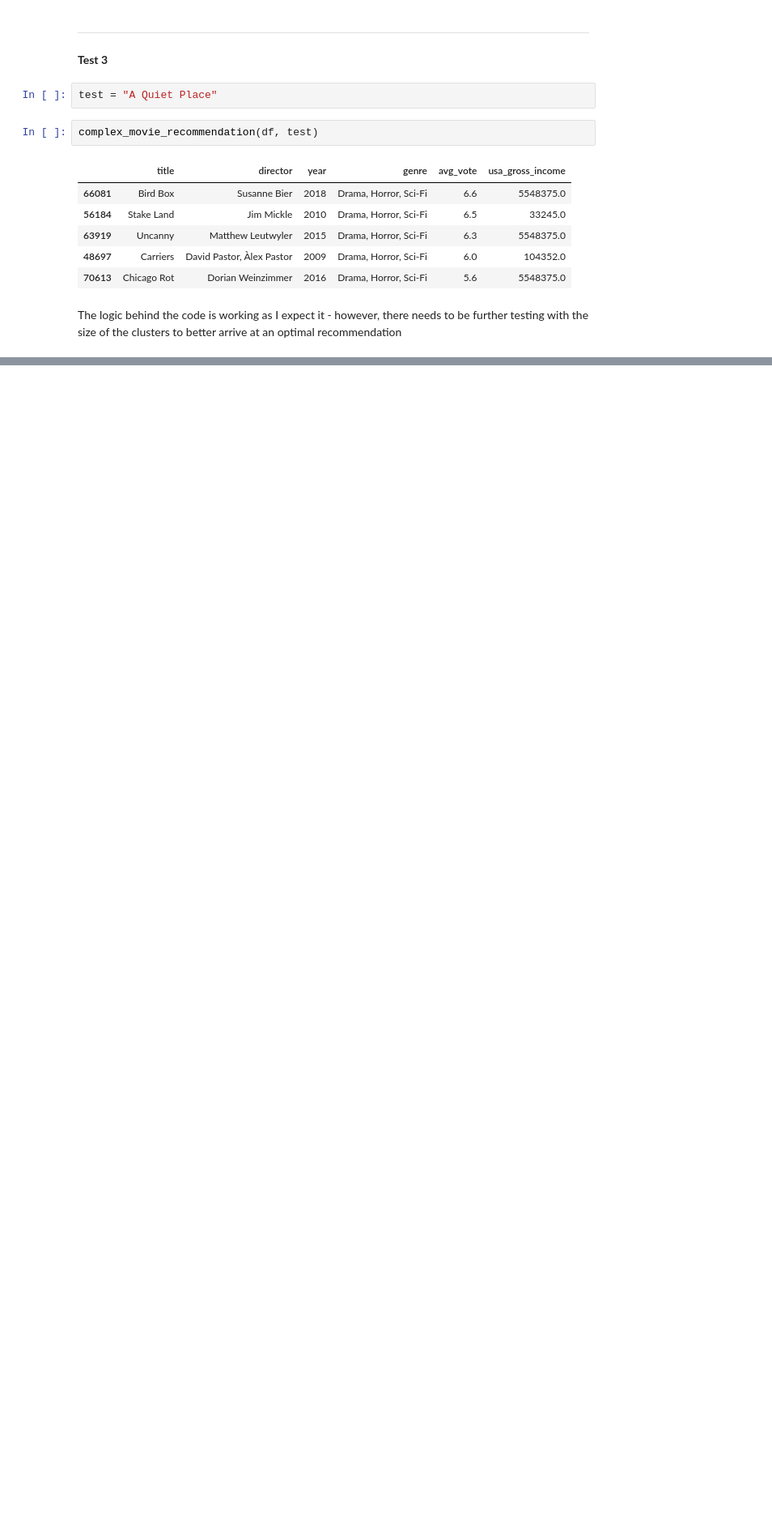
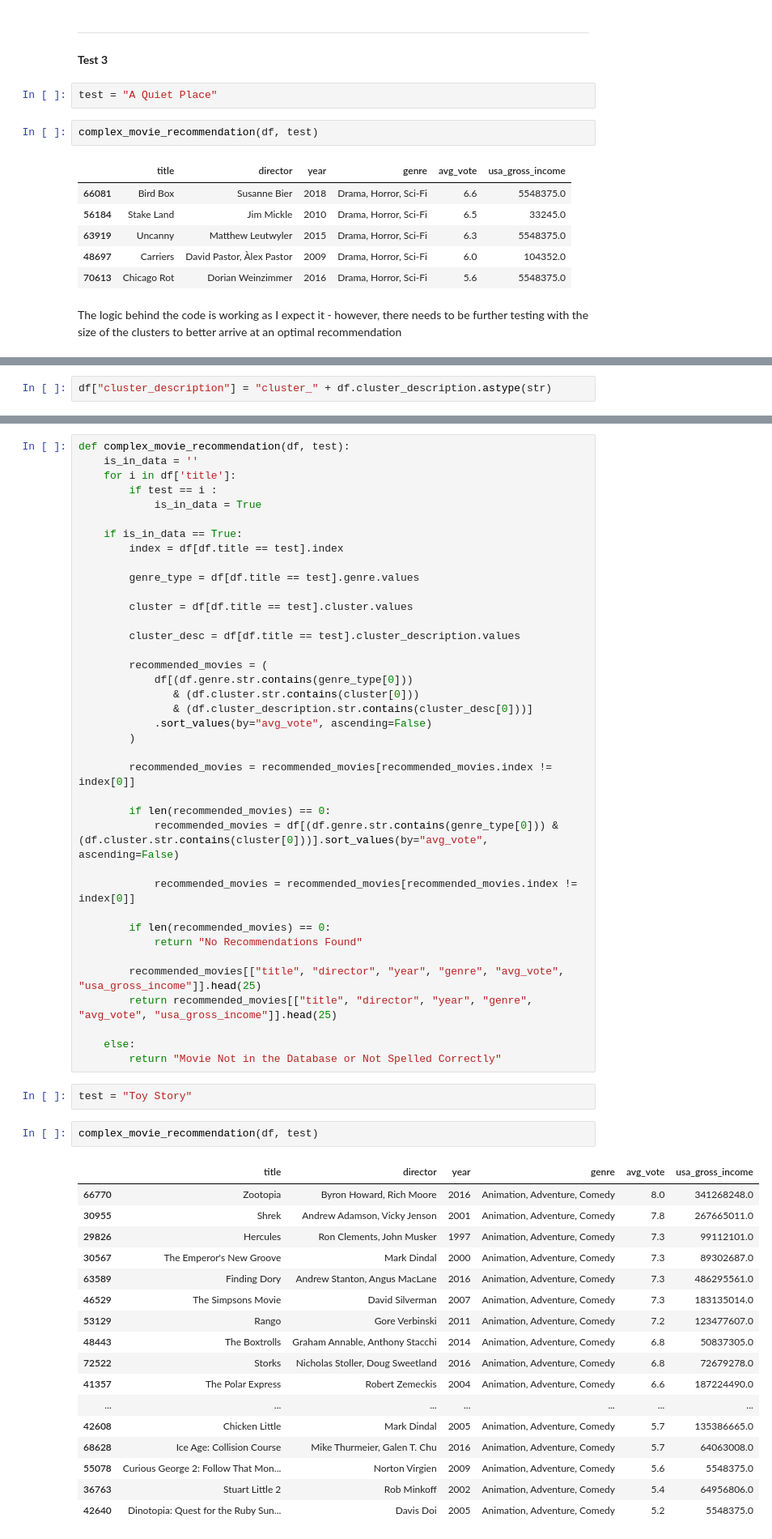
Before and after one commit to guedanie/movie_recommendation_model, a Jupyter notebook: wrangle_notebook.ipynb, the cells around one changed output, grey strips where cells are left out. Shown at 81% size. Drawn from its saved outputs; the diff is of its cells as text; blank space fills up the shorter version.

```diff
--- a/wrangle_notebook.ipynb
+++ b/wrangle_notebook.ipynb
@@ -747,0 +795,2 @@ The logic behind the code is working as I expect it - however, there needs to be
+# %%
+df["cluster_description"] = "cluster_" + df.cluster_description.astype(str)
@@ -747,0 +801,60 @@ The logic behind the code is working as I expect it - however, there needs to be
+# %%
+def complex_movie_recommendation(df, test):
+    is_in_data = ''
+    for i in df['title']:
+        if test == i :
+            is_in_data = True
+
+    if is_in_data == True:
+        index = df[df.title == test].index
+
+        genre_type = df[df.title == test].genre.values
+
+        cluster = df[df.title == test].cluster.values
+
+        cluster_desc = df[df.title == test].cluster_description.values
+
+        recommended_movies = (
+            df[(df.genre.str.contains(genre_type[0]))
+               & (df.cluster.str.contains(cluster[0]))
+               & (df.cluster_description.str.contains(cluster_desc[0]))]
+            .sort_values(by="avg_vote", ascending=False)
+        )
+
+        recommended_movies = recommended_movies[recommended_movies.index != index[0]]
+
+        if len(recommended_movies) == 0:
+            recommended_movies = df[(df.genre.str.contains(genre_type[0])) & (df.cluster.str.contains(cluster[0]))].sort_values(by="avg_vote", ascending=False)
+
+            recommended_movies = recommended_movies[recommended_movies.index != index[0]]
+
+        if len(recommended_movies) == 0:
+            return "No Recommendations Found"
+
+        recommended_movies[["title", "director", "year", "genre", "avg_vote", "usa_gross_income"]].head(25)
+        return recommended_movies[["title", "director", "year", "genre", "avg_vote", "usa_gross_income"]].head(25)
+
+    else:
+        return "Movie Not in the Database or Not Spelled Correctly"
+# %%
+test = "Toy Story"
+# %%
+complex_movie_recommendation(df, test)
+# %% [output]
+|  | title | director | year | genre | avg_vote | usa_gross_income |
+| 66770 | Zootopia | Byron Howard, Rich Moore | 2016 | Animation, Adventure, Comedy | 8.0 | 341268248.0 |
+| 30955 | Shrek | Andrew Adamson, Vicky Jenson | 2001 | Animation, Adventure, Comedy | 7.8 | 267665011.0 |
+| 29826 | Hercules | Ron Clements, John Musker | 1997 | Animation, Adventure, Comedy | 7.3 | 99112101.0 |
+| 30567 | The Emperor's New Groove | Mark Dindal | 2000 | Animation, Adventure, Comedy | 7.3 | 89302687.0 |
+| 63589 | Finding Dory | Andrew Stanton, Angus MacLane | 2016 | Animation, Adventure, Comedy | 7.3 | 486295561.0 |
+| 46529 | The Simpsons Movie | David Silverman | 2007 | Animation, Adventure, Comedy | 7.3 | 183135014.0 |
+| 53129 | Rango | Gore Verbinski | 2011 | Animation, Adventure, Comedy | 7.2 | 123477607.0 |
+| 48443 | The Boxtrolls | Graham Annable, Anthony Stacchi | 2014 | Animation, Adventure, Comedy | 6.8 | 50837305.0 |
+| 72522 | Storks | Nicholas Stoller, Doug Sweetland | 2016 | Animation, Adventure, Comedy | 6.8 | 72679278.0 |
+| 41357 | The Polar Express | Robert Zemeckis | 2004 | Animation, Adventure, Comedy | 6.6 | 187224490.0 |
+| ... | ... | ... | ... | ... | ... | ... |
+| 42608 | Chicken Little | Mark Dindal | 2005 | Animation, Adventure, Comedy | 5.7 | 135386665.0 |
+| 68628 | Ice Age: Collision Course | Mike Thurmeier, Galen T. Chu | 2016 | Animation, Adventure, Comedy | 5.7 | 64063008.0 |
+| 55078 | Curious George 2: Follow That Mon... | Norton Virgien | 2009 | Animation, Adventure, Comedy | 5.6 | 5548375.0 |
+| 36763 | Stuart Little 2 | Rob Minkoff | 2002 | Animation, Adventure, Comedy | 5.4 | 64956806.0 |
+| 42640 | Dinotopia: Quest for the Ruby Sun... | Davis Doi | 2005 | Animation, Adventure, Comedy | 5.2 | 5548375.0 |
```
Also changed, not shown: parts of 19 cells of this notebook.
